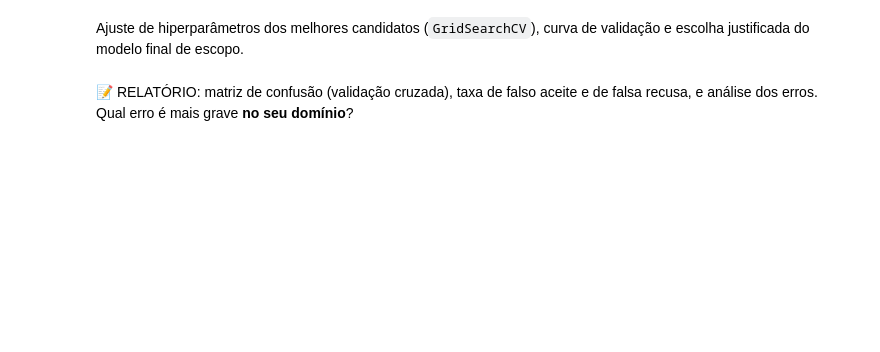
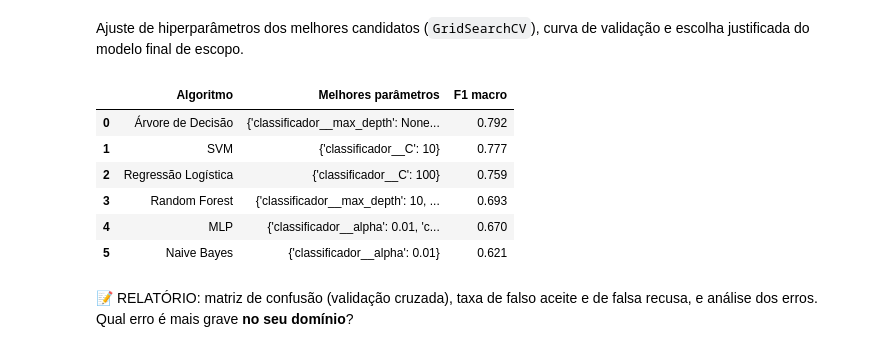
Before and after one commit to dudamacedo26/IA-2026-02-TP-Chatbot, a Jupyter notebook: notebooks/01_trabalho_grupo.ipynb, the cells around one changed output. Cells and saved outputs as stored; diff of their text form; code cells hidden in the pictures; blank space fills up the shorter version.

```diff
--- a/notebooks/01_trabalho_grupo.ipynb
+++ b/notebooks/01_trabalho_grupo.ipynb
@@ -172,38 +222,107 @@ tab_escopo.round(3)
 Ajuste de hiperparâmetros dos melhores candidatos (`GridSearchCV`), curva
 de validação e escolha justificada do modelo final de escopo.
 # %%
-busca_escopo = GridSearchCV(
+busca_regressao = GridSearchCV(
     Pipeline([("vetorizador", tfidf_caracteres()), ("classificador", LogisticRegression(max_iter=2000))]),
-    param_grid={"classificador__C": [0.1, 1, 10, 100]},
+    param_grid={
+        "classificador__C": [0.1, 1, 10, 100]
+    },
     scoring="f1_macro", cv=cv, n_jobs=-1,
 )
-busca_escopo.fit(treino["texto"], treino["escopo"])
-clf_escopo = busca_escopo.best_estimator_
-print(busca_escopo.best_params_, round(busca_escopo.best_score_, 3))
+busca_regressao.fit(treino["texto"], treino["escopo"])
+clf_regressao = busca_regressao.best_estimator_
+#print(busca_regressao.best_params_, round(busca_regressao.best_score_, 3))
 
 busca_arvore = GridSearchCV(
     Pipeline([("vetorizador", tfidf_caracteres()), ("classificador", DecisionTreeClassifier(random_state=RANDOM_STATE))]),
     param_grid={
         "classificador__max_depth": [None, 5, 10, 20, 30],
         "classificador__min_samples_split": [2, 5, 10],
         "classificador__min_samples_leaf": [1, 2, 4]
     },
     scoring="f1_macro", cv=cv, n_jobs=-1,
 )
 busca_arvore.fit(treino["texto"], treino["escopo"])
-print(busca_arvore.best_params_, round(busca_arvore.best_score_, 3))
+#print(busca_arvore.best_params_, round(busca_arvore.best_score_, 3))
 
 busca_mlp = GridSearchCV(
-    Pipeline([("vetorizador", tfidf_caracteres()),("classificador", MLPClassifier(max_iter=600, random_state=RANDOM_STATE))
-    ]),
+    Pipeline([("vetorizador", tfidf_caracteres()),("classificador", MLPClassifier(max_iter=500, random_state=RANDOM_STATE))]),
     param_grid={
         "classificador__hidden_layer_sizes": [(16,), (32,)],
         "classificador__alpha": [0.0001, 0.001, 0.01]
     },
     scoring="f1_macro", cv=cv, n_jobs=-1,
 )
 busca_mlp.fit(treino["texto"], treino["escopo"])
-print(busca_mlp.best_params_, round(busca_mlp.best_score_, 3))
+#print(busca_mlp.best_params_, round(busca_mlp.best_score_, 3))
+
+busca_floresta_aleatoria = GridSearchCV(
+    Pipeline([("vetorizador", tfidf_caracteres()),("classificador", RandomForestClassifier(random_state=RANDOM_STATE, n_jobs=1))]),
+    param_grid={
+        "classificador__n_estimators": [10, 20, 50],
+        "classificador__max_depth": [None, 10, 20]
+    },
+    scoring="f1_macro", cv=cv, n_jobs=-1,
+)
+
+busca_floresta_aleatoria.fit(treino["texto"], treino["escopo"])
+#print(busca_floresta_aleatoria.best_params_, round(busca_floresta_aleatoria.best_score_, 3))
+
+busca_bayes = GridSearchCV(
+    Pipeline([("vetorizador", tfidf_caracteres()),("classificador", MultinomialNB())]),
+    param_grid={
+        "classificador__alpha": [0.01, 0.1, 1.0, 10.0]
+    },
+    scoring="f1_macro", cv=cv, n_jobs=-1,
+)
+
+busca_bayes.fit(treino["texto"], treino["escopo"])
+#print(busca_bayes.best_params_, round(busca_bayes.best_score_, 3))
+
+busca_svm = GridSearchCV(
+    Pipeline([ ("vetorizador", tfidf_caracteres()),("classificador", LinearSVC(random_state=RANDOM_STATE))]),
+    param_grid={
+        "classificador__C": [0.1, 1, 10, 100]
+    },
+    scoring="f1_macro", cv=cv, n_jobs=-1,
+)
+
+busca_svm.fit(treino["texto"], treino["escopo"])
+#print(busca_svm.best_params_, round(busca_svm.best_score_, 3))
+
+resultados = []
+
+buscas = {
+    "Regressão Logística": busca_regressao,
+    "Árvore de Decisão": busca_arvore,
+    "MLP": busca_mlp,
+    "Random Forest": busca_floresta_aleatoria,
+    "Naive Bayes": busca_bayes,
+    "SVM": busca_svm
+}
+
+for nome, busca in buscas.items():
+    resultados.append({
+        "Algoritmo": nome,
+        "Melhores parâmetros": busca.best_params_,
+        "F1 macro": busca.best_score_
+    })
+
+tab_resultados = pd.DataFrame(resultados)
+
+tab_resultados = tab_resultados.sort_values(
+    "F1 macro", ascending=False
+).reset_index(drop=True)
+
+display(tab_resultados.round(3))
+# %% [output]
+|  | Algoritmo | Melhores parâmetros | F1 macro |
+| 0 | Árvore de Decisão | {'classificador__max_depth': None... | 0.792 |
+| 1 | SVM | {'classificador__C': 10} | 0.777 |
+| 2 | Regressão Logística | {'classificador__C': 100} | 0.759 |
+| 3 | Random Forest | {'classificador__max_depth': 10, ... | 0.693 |
+| 4 | MLP | {'classificador__alpha': 0.01, 'c... | 0.670 |
+| 5 | Naive Bayes | {'classificador__alpha': 0.01} | 0.621 |
 # %% [markdown]
 📝 RELATÓRIO: matriz de confusão (validação cruzada), taxa de falso aceite e de
 falsa recusa, e análise dos erros. Qual erro é mais grave **no seu domínio**?
```
Also changed, not shown: parts of 5 cells of this notebook, 1 other file.
